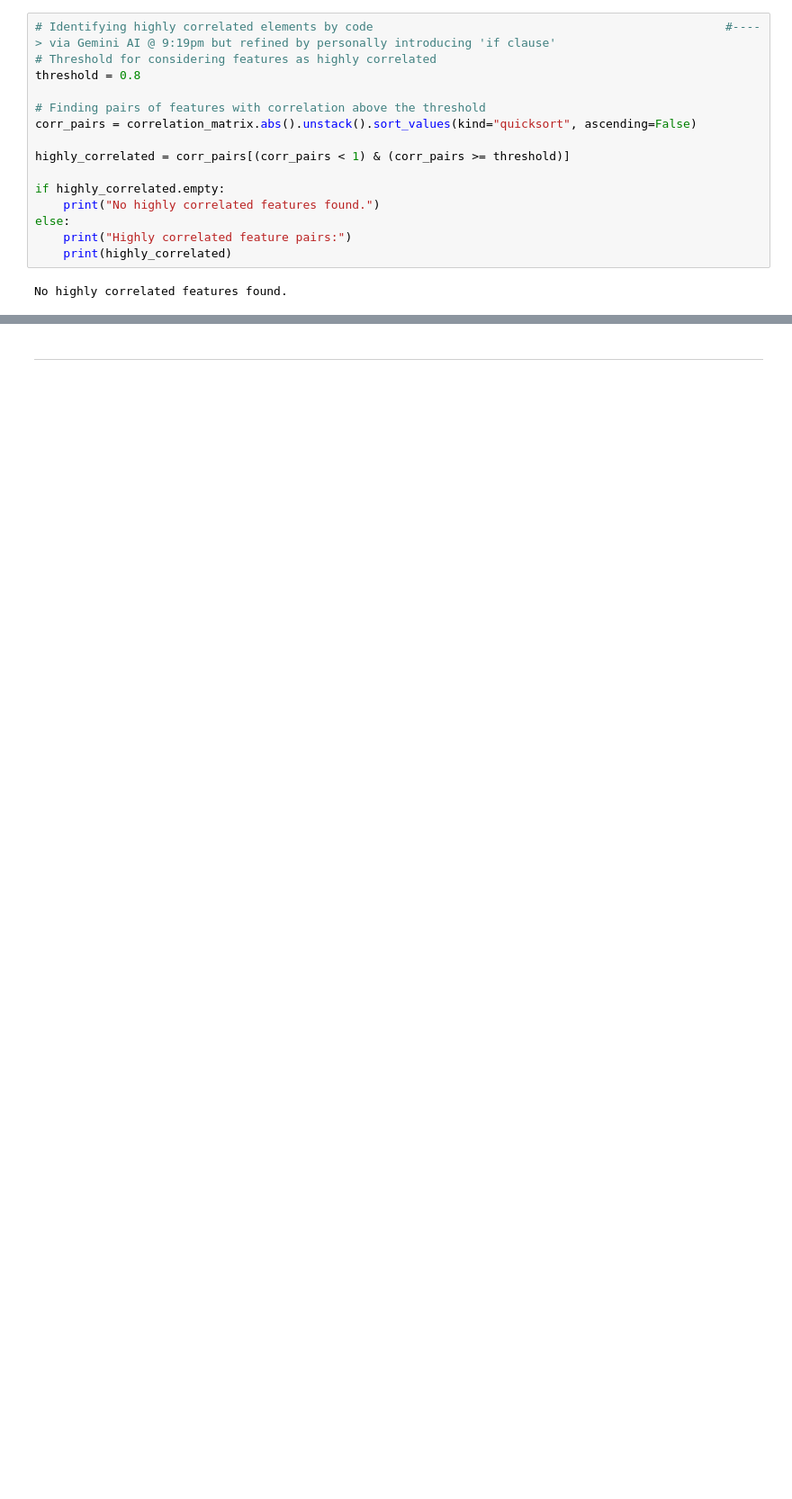
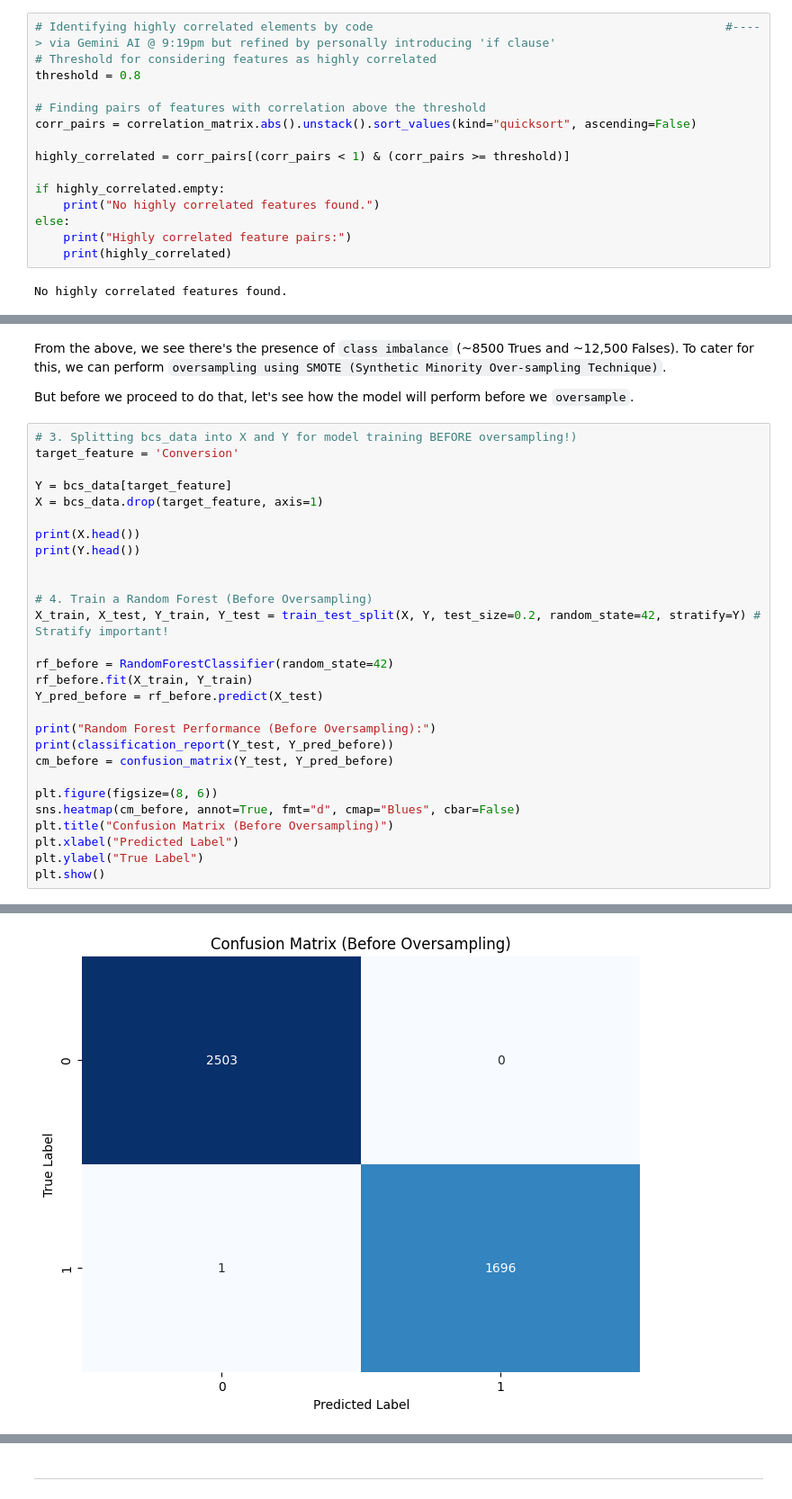
Before and after one commit to theorignalmapdcodex/aipi590_i-4_et2, a Jupyter notebook: notebooks/pdp+ice+ale_plot_interpretation.ipynb, the cells around one changed output, grey strips where cells are left out. Shown: that part at 90% size. Saved outputs shown, nothing was run; the diff lists cells and outputs as text; blank space fills up the shorter version.

```diff
--- a/notebooks/pdp+ice+ale_plot_interpretation.ipynb
+++ b/notebooks/pdp+ice+ale_plot_interpretation.ipynb
@@ -810,0 +293,33 @@ For those interested in exploring SHAP further, the official documentation provi
+# %% [markdown]
+From the above, we see there's the presence of `class imbalance` (~8500 Trues and ~12,500 Falses). To cater for this, we can perform `oversampling using SMOTE (Synthetic Minority Over-sampling Technique)`.
+
+But before we proceed to do that, let's see how the model will perform before we `oversample`.
+# %%
+# 3. Splitting bcs_data into X and Y for model training BEFORE oversampling!)
+target_feature = 'Conversion'
+
+Y = bcs_data[target_feature]
+X = bcs_data.drop(target_feature, axis=1)
+
+print(X.head())
+print(Y.head())
+
+
+# 4. Train a Random Forest (Before Oversampling)
+X_train, X_test, Y_train, Y_test = train_test_split(X, Y, test_size=0.2, random_state=42, stratify=Y) # Stratify important!
+
+rf_before = RandomForestClassifier(random_state=42)
+rf_before.fit(X_train, Y_train)
+Y_pred_before = rf_before.predict(X_test)
+
+print("Random Forest Performance (Before Oversampling):")
+print(classification_report(Y_test, Y_pred_before))
+cm_before = confusion_matrix(Y_test, Y_pred_before)
+
+plt.figure(figsize=(8, 6))
+sns.heatmap(cm_before, annot=True, fmt="d", cmap="Blues", cbar=False)
+plt.title("Confusion Matrix (Before Oversampling)")
+plt.xlabel("Predicted Label")
+plt.ylabel("True Label")
+plt.show()
+# %% [output]
@@ -810,0 +343 @@ For those interested in exploring SHAP further, the official documentation provi
+[figure, added]
```
Also changed, not shown: parts of 75 cells of this notebook.
